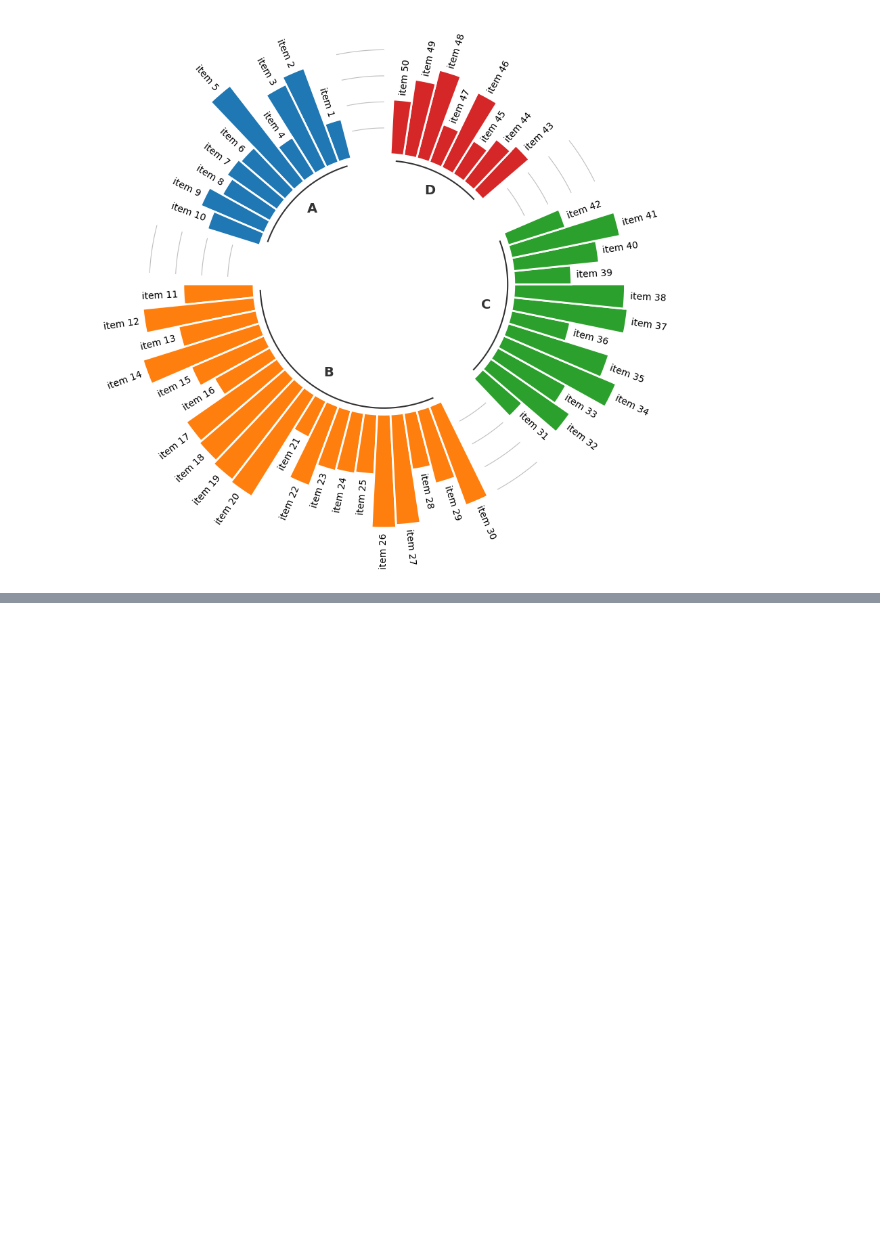
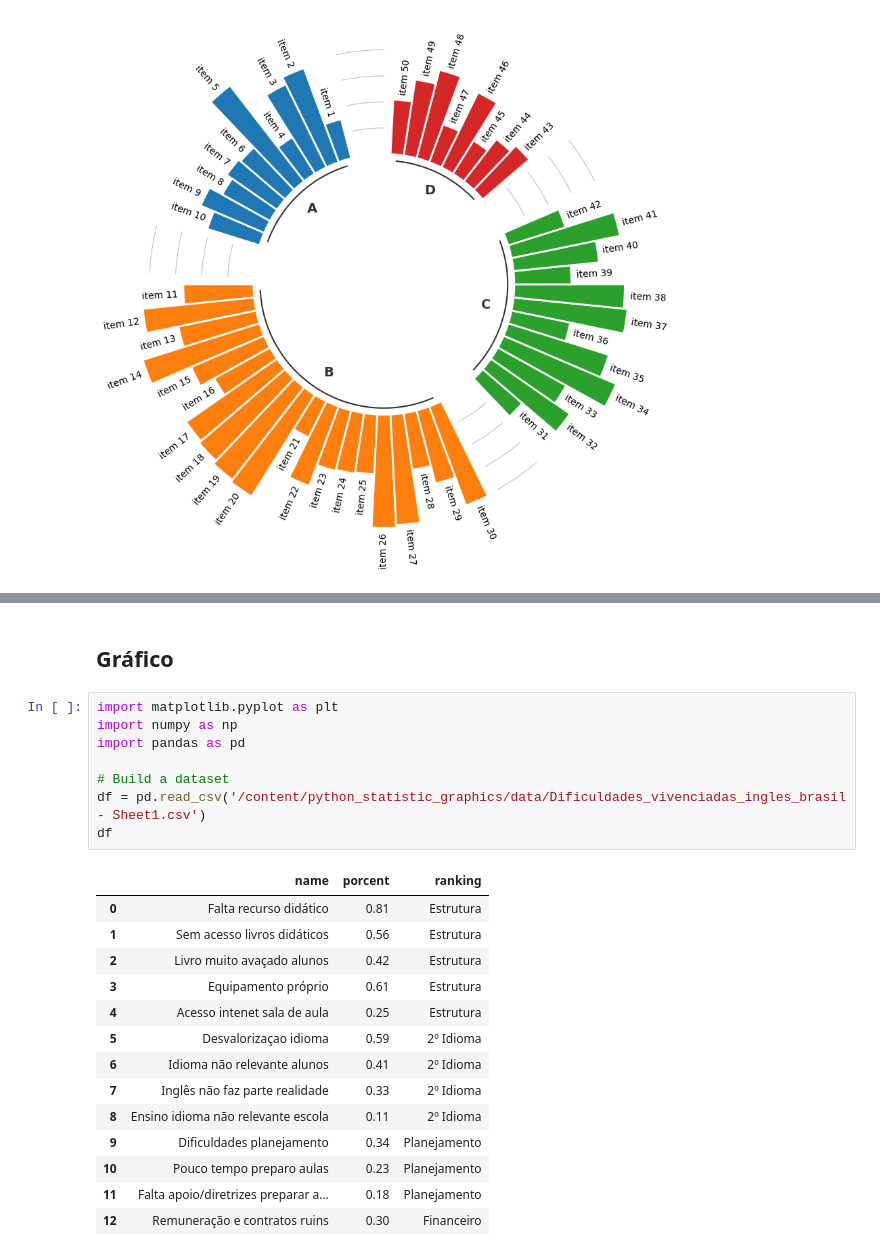
Before and after one commit to shuzoarthur/python_statistic_graphics, a Jupyter notebook: circular_barplot.ipynb, the cells around one changed output, grey strips where cells are left out. Drawn from its saved outputs; the diff is of its cells as text; blank space fills up the shorter version.

```diff
--- a/circular_barplot.ipynb
+++ b/circular_barplot.ipynb
@@ -507,0 +527,25 @@ for group, size in zip(["A", "B", "C", "D"], GROUPS_SIZE):
+# %% [markdown]
+## Gráfico
+# %%
+import matplotlib.pyplot as plt
+import numpy as np
+import pandas as pd
+
+# Build a dataset
+df = pd.read_csv('/content/python_statistic_graphics/data/Dificuldades_vivenciadas_ingles_brasil - Sheet1.csv')
+df
+# %% [output]
+|  | name | porcent | ranking |
+| 0 | Falta recurso didático | 0.81 | Estrutura |
+| 1 | Sem acesso livros didáticos | 0.56 | Estrutura |
+| 2 | Livro muito avaçado alunos | 0.42 | Estrutura |
+| 3 | Equipamento próprio | 0.61 | Estrutura |
+| 4 | Acesso intenet sala de aula | 0.25 | Estrutura |
+| 5 | Desvalorizaçao idioma | 0.59 | 2º Idioma |
+| 6 | Idioma não relevante alunos | 0.41 | 2º Idioma |
+| 7 | Inglês não faz parte realidade | 0.33 | 2º Idioma |
+| 8 | Ensino idioma não relevante escola | 0.11 | 2º Idioma |
+| 9 | Dificuldades planejamento | 0.34 | Planejamento |
+| 10 | Pouco tempo preparo aulas | 0.23 | Planejamento |
+| 11 | Falta apoio/diretrizes preparar a... | 0.18 | Planejamento |
+| 12 | Remuneração e contratos ruins | 0.30 | Financeiro |
```
Also changed, not shown: parts of 19 cells of this notebook.
